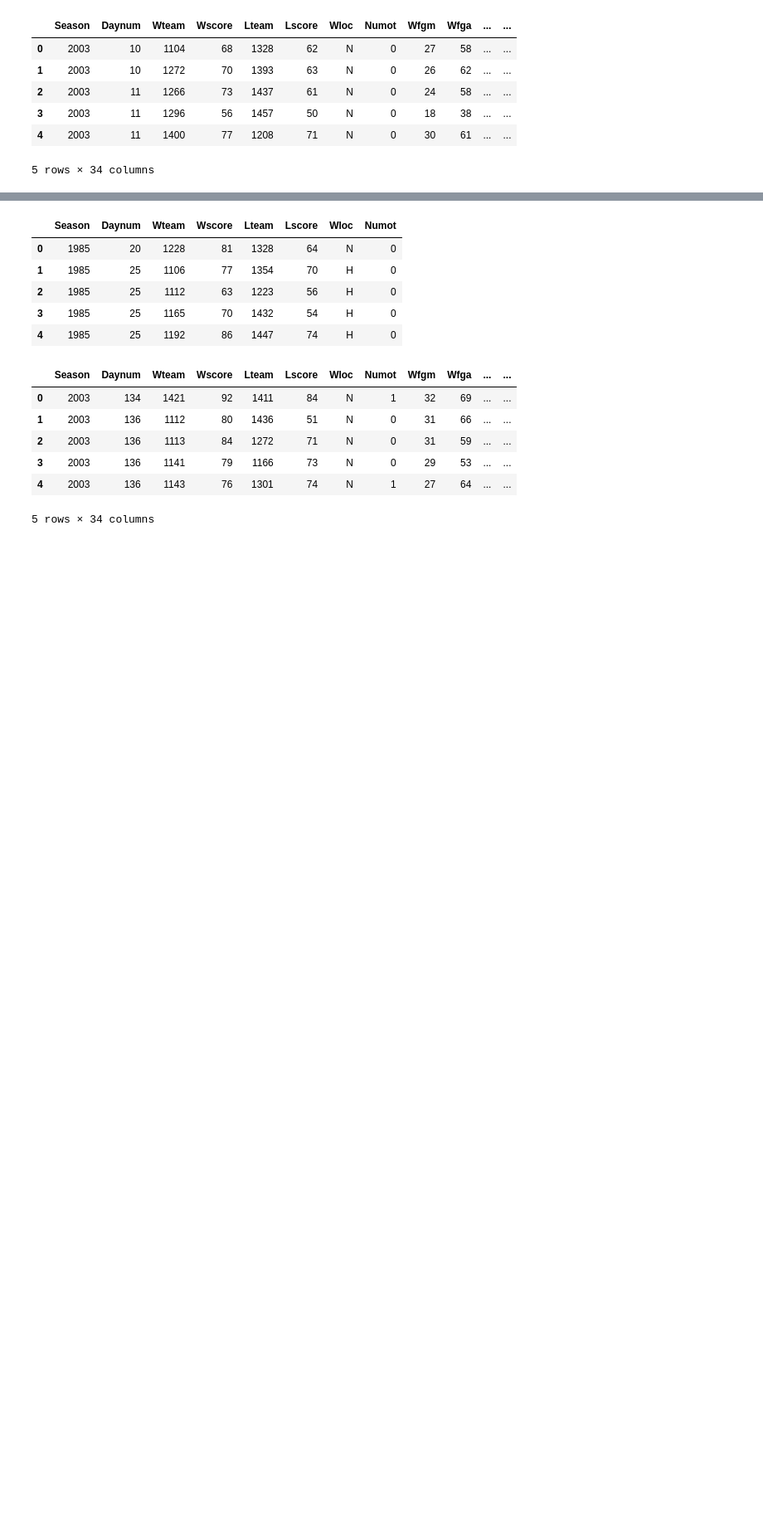
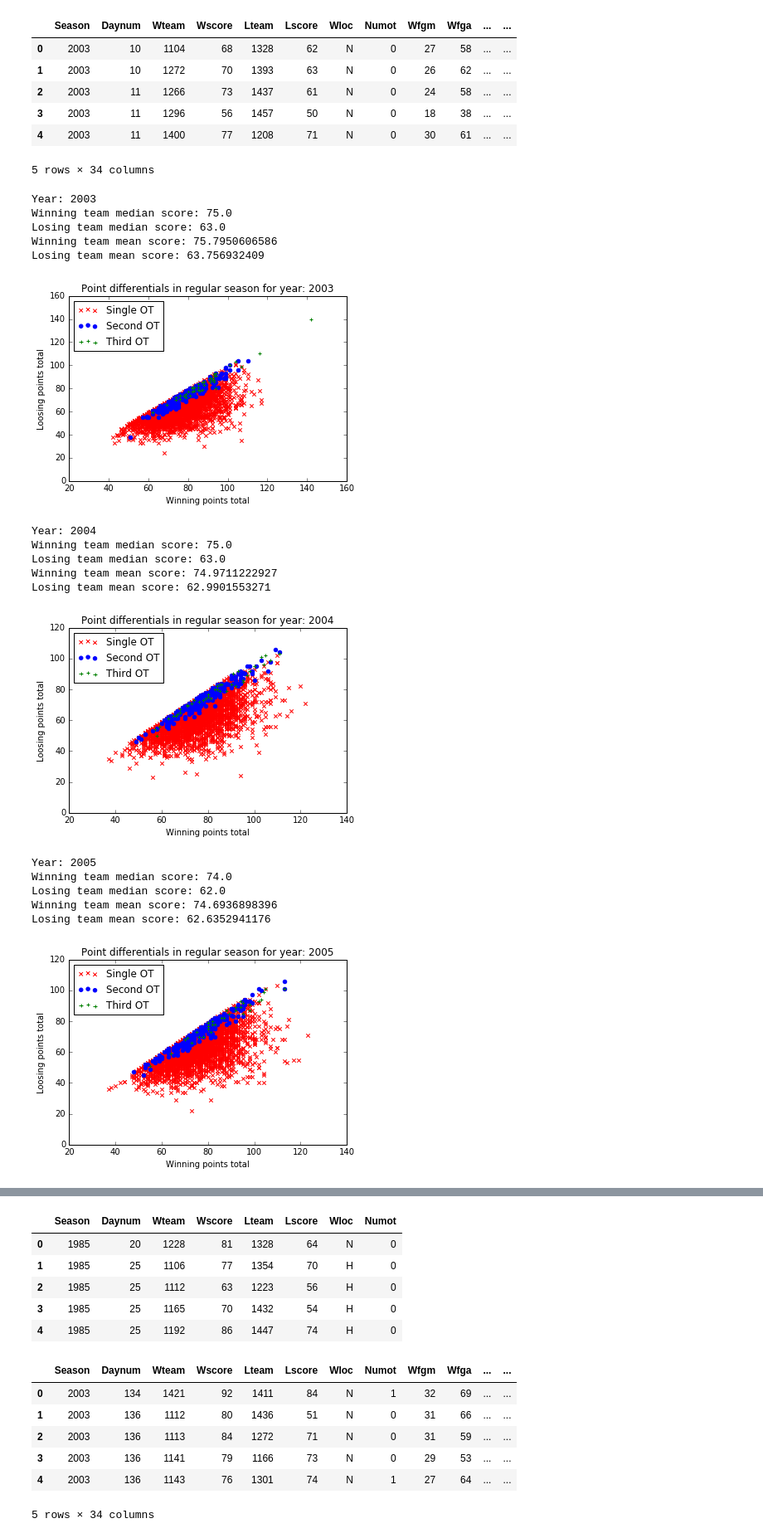
Before and after one commit to nishkakar/MarchMadness, a Jupyter notebook: data_driven_march_madness_kakar_venuti_moscoso_devuono.ipynb, the cells around one changed output, grey strips where cells are left out. Shown at 83% size. Saved outputs shown, nothing was run; the diff lists cells and outputs as text; code cells hidden in the pictures; blank space fills up the shorter version.

Commit message:
Three graphs

```diff
--- a/data_driven_march_madness_kakar_venuti_moscoso_devuono.ipynb
+++ b/data_driven_march_madness_kakar_venuti_moscoso_devuono.ipynb
@@ -48,3 +52,52 @@ seasons_results_detailed_df.head()
 | 3 | 2003 | 11 | 1296 | 56 | 1457 | 50 | N | 0 | 18 | 38 | ... | ... |
 | 4 | 2003 | 11 | 1400 | 77 | 1208 | 71 | N | 0 | 30 | 61 | ... | ... |
 5 rows × 34 columns
+# %%
+years = [2003, 2004, 2005, 2006, 2007, 2008, 2009, 2010, 2011, 2012, 2013, 2014, 2015, 2016]
+for year in years:
+
+    cut_year = seasons_results_detailed_df.where(seasons_results_detailed_df['Season'] == year)
+    print "Year:", year
+    print 'Winning team median score:', cut_year['Wscore'].median()
+    print 'Losing team median score:', cut_year['Lscore'].median()
+
+    print 'Winning team mean score:', cut_year['Wscore'].mean()
+    print 'Losing team mean score:', cut_year['Lscore'].mean()
+
+    reg_seas_X = cut_year['Wscore'].where(seasons_results_detailed_df['Numot'] == 0)
+    reg_seas_y = cut_year['Lscore'].where(seasons_results_detailed_df['Numot'] == 0)
+
+    oot_seas_X = cut_year['Wscore'].where(seasons_results_detailed_df['Numot'] == 1)
+    oot_seas_y = cut_year['Lscore'].where(seasons_results_detailed_df['Numot'] == 1)
+
+    tot_seas_X = cut_year['Wscore'].where(seasons_results_detailed_df['Numot'] == 2)
+    tot_seas_y = cut_year['Lscore'].where(seasons_results_detailed_df['Numot'] == 2)
+
+
+    one_ot = plt.scatter(reg_seas_X,reg_seas_y, color = 'red', marker='x')
+    two_ot = plt.scatter(oot_seas_X,oot_seas_y, color = 'blue', marker='o')
+    three_ot = plt.scatter(tot_seas_X,tot_seas_y, color = 'green', marker='+')
+    plt.ylabel('Loosing points total')
+    plt.xlabel('Winning points total')
+    plt.legend([one_ot, two_ot, three_ot], ['Single OT', 'Second OT', 'Third OT'], loc = 'upper left')
+    plt.title('Point differentials in regular season for year: %s' %year)
+    plt.show()
+# %% [output]
+Year: 2003
+Winning team median score: 75.0
+Losing team median score: 63.0
+Winning team mean score: 75.7950606586
+Losing team mean score: 63.756932409
+[figure, added]
+Year: 2004
+Winning team median score: 75.0
+Losing team median score: 63.0
+Winning team mean score: 74.9711222927
+Losing team mean score: 62.9901553271
+[figure, added]
+Year: 2005
+Winning team median score: 74.0
+Losing team median score: 62.0
+Winning team mean score: 74.6936898396
+Losing team mean score: 62.6352941176
+[figure, added]
```
Also changed, not shown: parts of 5 cells of this notebook.
